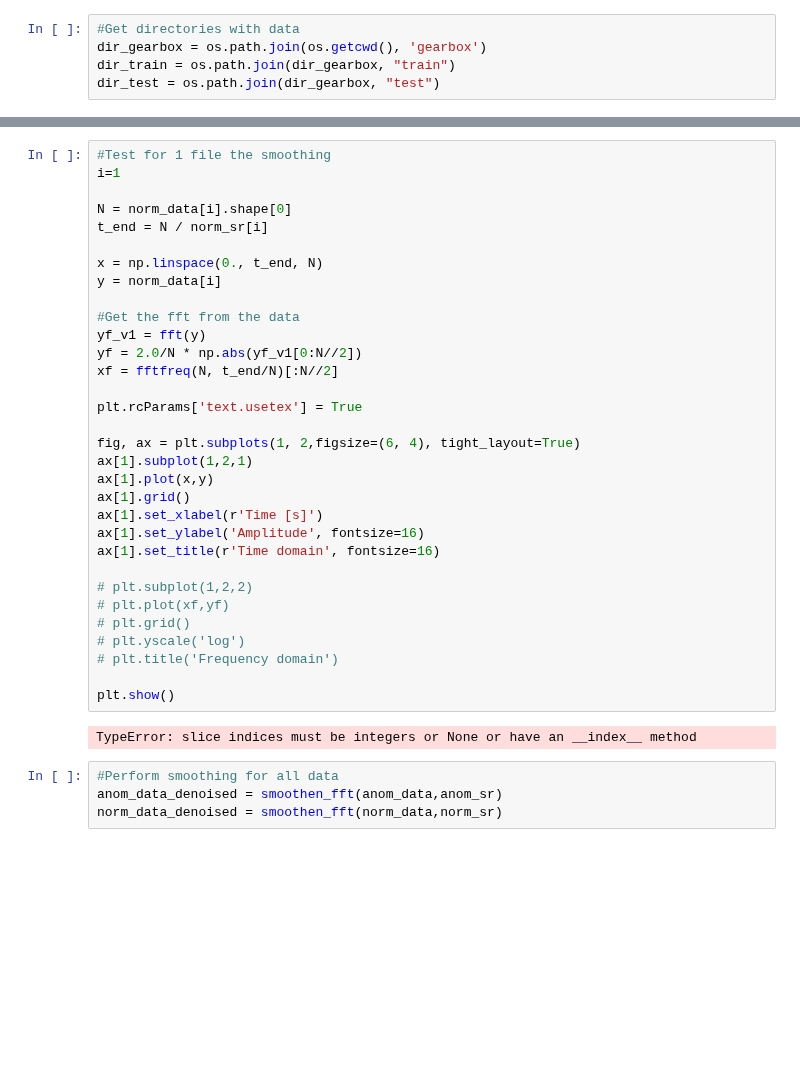
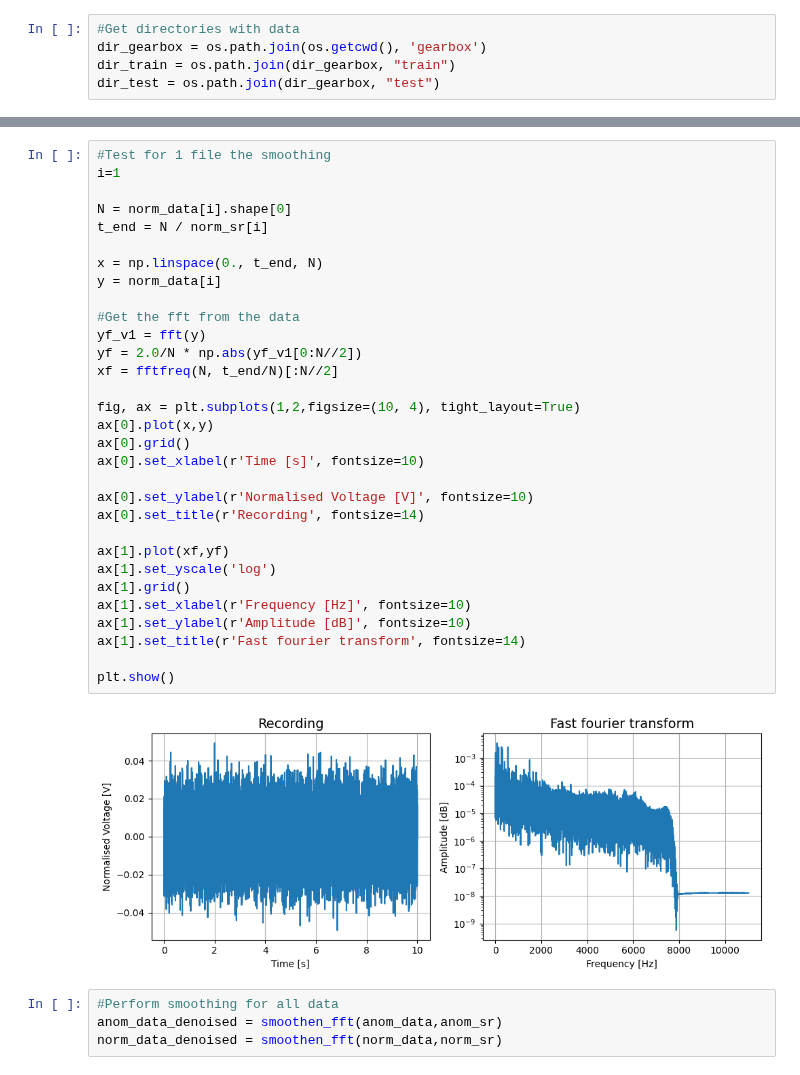
Before and after one commit to FlyingFish760/5ARIP10, a Jupyter notebook: Main_file.ipynb, the cells around one changed output, grey strips where cells are left out. Cells and saved outputs as stored; diff of their text form; blank space fills up the shorter version.

Commit message:
changes to plot

```diff
--- a/Main_file.ipynb
+++ b/Main_file.ipynb
@@ -50,37 +52,36 @@ print(len(norm_files))
 # %%
 #Test for 1 file the smoothing
 i=1
 
 N = norm_data[i].shape[0]
 t_end = N / norm_sr[i]
 
 x = np.linspace(0., t_end, N)
 y = norm_data[i]
 
 #Get the fft from the data
 yf_v1 = fft(y)
 yf = 2.0/N * np.abs(yf_v1[0:N//2])
 xf = fftfreq(N, t_end/N)[:N//2]
 
-plt.rcParams['text.usetex'] = True
+fig, ax = plt.subplots(1,2,figsize=(10, 4), tight_layout=True)
+ax[0].plot(x,y)
+ax[0].grid()
+ax[0].set_xlabel(r'Time [s]', fontsize=10)
 
-fig, ax = plt.subplots(1, 2,figsize=(6, 4), tight_layout=True)
-ax[1].subplot(1,2,1)
-ax[1].plot(x,y)
+ax[0].set_ylabel(r'Normalised Voltage [V]', fontsize=10)
+ax[0].set_title(r'Recording', fontsize=14)
+
+ax[1].plot(xf,yf)
+ax[1].set_yscale('log')
 ax[1].grid()
-ax[1].set_xlabel(r'Time [s]')
-ax[1].set_ylabel('Amplitude', fontsize=16)
-ax[1].set_title(r'Time domain', fontsize=16)
-
-# plt.subplot(1,2,2)
-# plt.plot(xf,yf)
-# plt.grid()
-# plt.yscale('log')
-# plt.title('Frequency domain')
+ax[1].set_xlabel(r'Frequency [Hz]', fontsize=10)
+ax[1].set_ylabel(r'Amplitude [dB]', fontsize=10)
+ax[1].set_title(r'Fast fourier transform', fontsize=14)
 
 plt.show()
 # %% [output]
-TypeError: slice indices must be integers or None or have an __index__ method
+[figure, added]
 # %%
 #Perform smoothing for all data
 anom_data_denoised = smoothen_fft(anom_data,anom_sr)
```
Also changed, not shown: parts of 1 cell of this notebook.
